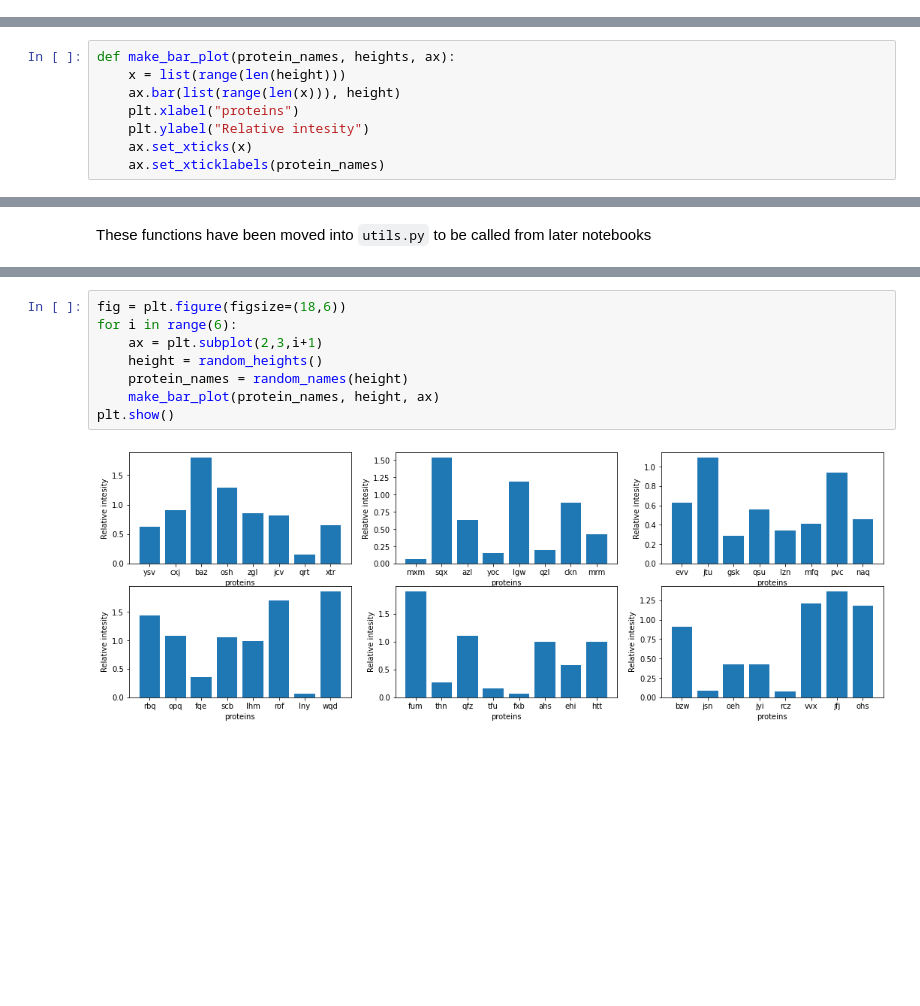
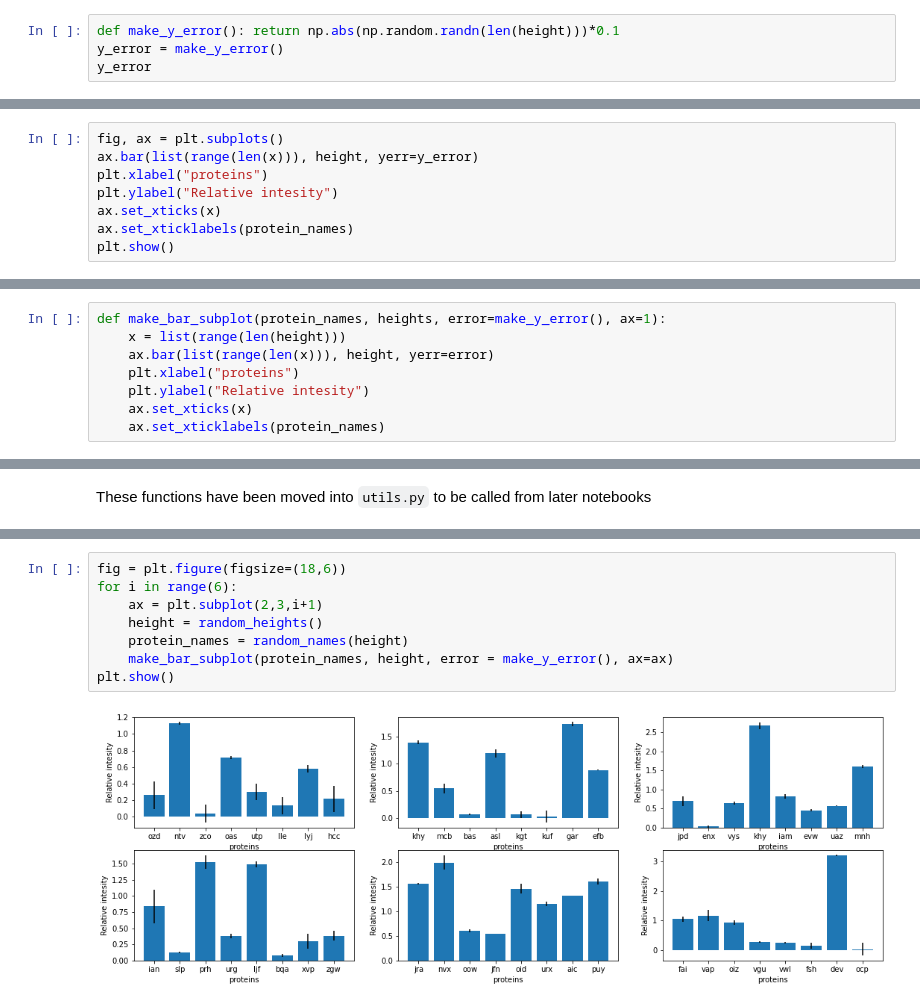
Before and after one commit to bnel1201/python_plotting_tutorial, a Jupyter notebook: 01_plotting.ipynb, the cells around one changed output, grey strips where cells are left out. Cells and saved outputs as stored; diff of their text form; blank space fills up the shorter version.

Commit message:
added errorbars

```diff
--- a/01_plotting.ipynb
+++ b/01_plotting.ipynb
@@ -154,0 +193,4 @@ plt.show()
+# %%
+def make_y_error(): return np.abs(np.random.randn(len(height)))*0.1
+y_error = make_y_error()
+y_error
@@ -154,0 +200,8 @@ plt.show()
+# %%
+fig, ax = plt.subplots()
+ax.bar(list(range(len(x))), height, yerr=y_error)
+plt.xlabel("proteins")
+plt.ylabel("Relative intesity")
+ax.set_xticks(x)
+ax.set_xticklabels(protein_names)
+plt.show()
@@ -210,9 +268,9 @@ Let's copy paste some of our old code into a new function,
 
 specifically we will remove the `fig, ax = plt.subplots()` statement and move it outside and feed an axis `ax` as a new argument
 # %%
-def make_bar_plot(protein_names, heights, ax):
+def make_bar_subplot(protein_names, heights, error=make_y_error(), ax=1):
     x = list(range(len(height)))
-    ax.bar(list(range(len(x))), height)
+    ax.bar(list(range(len(x))), height, yerr=error)
     plt.xlabel("proteins")
     plt.ylabel("Relative intesity")
     ax.set_xticks(x)
@@ -235,10 +293,10 @@ random_names(height)
 # %%
 fig = plt.figure(figsize=(18,6))
 for i in range(6):
     ax = plt.subplot(2,3,i+1)
     height = random_heights()
     protein_names = random_names(height)
-    make_bar_plot(protein_names, height, ax)
+    make_bar_subplot(protein_names, height, error = make_y_error(), ax=ax)
 plt.show()
 # %% [output]
-[figure, old version]
+[figure, new version]
```
Also changed, not shown: parts of 18 cells of this notebook, 3 other files.
